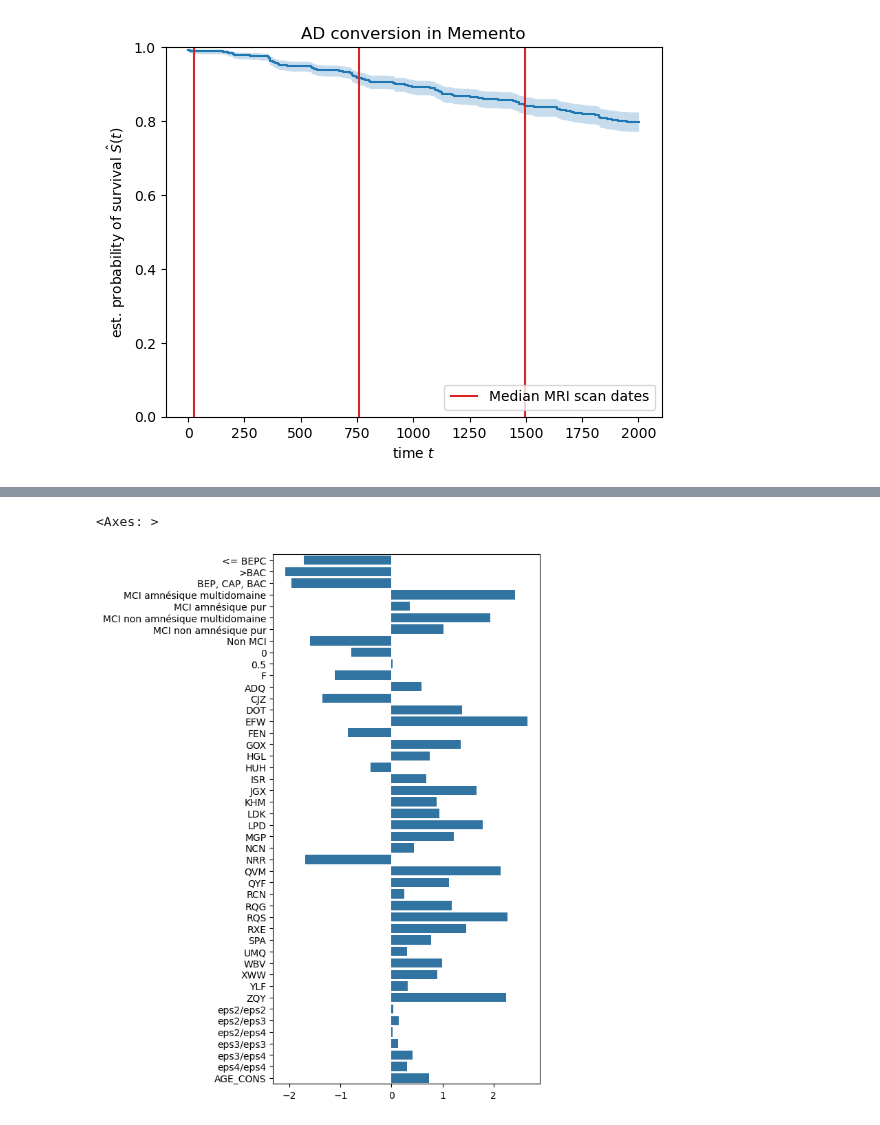
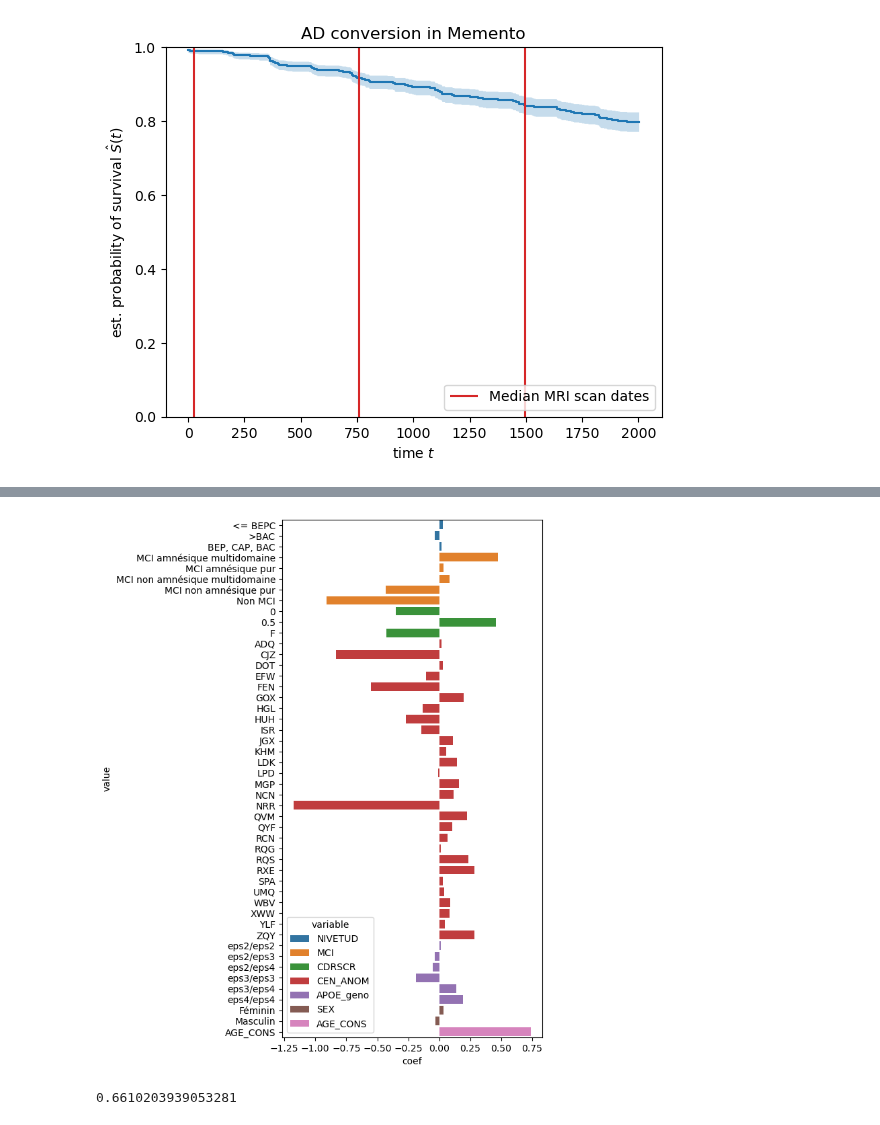
Before and after one commit to jonathan-legrand/bold-dementia, a Jupyter notebook: notebooks/prediction.ipynb, the cells around one changed output, grey strips where cells are left out. Drawn from its saved outputs; the diff is of its cells as text; code cells hidden in the pictures.

Commit message:
Feature importance

```diff
--- a/notebooks/prediction.ipynb
+++ b/notebooks/prediction.ipynb
@@ -124,7 +123,7 @@ from sklearn.preprocessing import OneHotEncoder
 
 column_trans = ColumnTransformer(
     [
-        ('categories', OneHotEncoder(dtype='float'), ['NIVETUD', "MCI", "CDRSCR", "CEN_ANOM", "APOE_geno"])
+        ('categories', OneHotEncoder(dtype='float'), ['NIVETUD', "MCI", "CDRSCR", "CEN_ANOM", "APOE_geno", "SEX"])
     ],
     remainder='passthrough',
     verbose_feature_names_out=True,
@@ -142,7 +141,7 @@ from sklearn.preprocessing import StandardScaler
 
 pipe = make_pipeline(
     StandardScaler(),
-    CoxPHSurvivalAnalysis()
+    CoxPHSurvivalAnalysis(alpha=0.01)
 )
 
 with warnings.catch_warnings(category=FutureWarning, action="ignore"):
@@ -155,5 +154,12 @@ Pipeline(steps=[('standardscaler', StandardScaler()),
+# %%
+n_features_out = column_trans.named_transformers_.categories._n_features_outs
+macrocats = column_trans.named_transformers_.categories.feature_names_in_.tolist()
+op = []
+for macrocat, n in zip(macrocats, n_features_out):
+    cc = n * [macrocat]
+    op += cc
+
+op.append("AGE_CONS")
 # %%
-cats = column_trans.named_transformers_["categories"].categories_
-cats.append(np.array(["AGE_CONS"]))
-
-np.hstack(cats)
+values = np.hstack(column_trans.named_transformers_.categories.categories_).tolist()
+values.append("AGE_CONS")
@@ -170,10 +166,28 @@ array(['<= BEPC', '>BAC', 'BEP, CAP, BAC', nan,
 # %%
 estimator = pipe.named_steps["coxphsurvivalanalysis"]
+
+classifier_beta = pd.DataFrame({
+    "value": values,
+    "variable": op,
+    "coef": estimator.coef_
+})
+
 plt.subplots(figsize=(5, 10))
 sns.barplot(
-    pd.Series(estimator.coef_, index=np.hstack(cats)),
-    orient="h"
+    classifier_beta,
+    y="value",
+    x="coef",
+    hue="variable",
+    orient="h",
 )
+plt.show()
 # %% [output]
-<Axes: >
-[figure, old version]
+[figure, new version]
+# %%
+from sksurv.metrics import concordance_index_censored
+
+prediction = estimator.predict(X)
+result = concordance_index_censored(data_y["declared_dementia"], data_y["days_to_event"], prediction)
+result[0]
+# %% [output]
+0.6610203939053281
```
Also changed, not shown: parts of 8 cells of this notebook.
